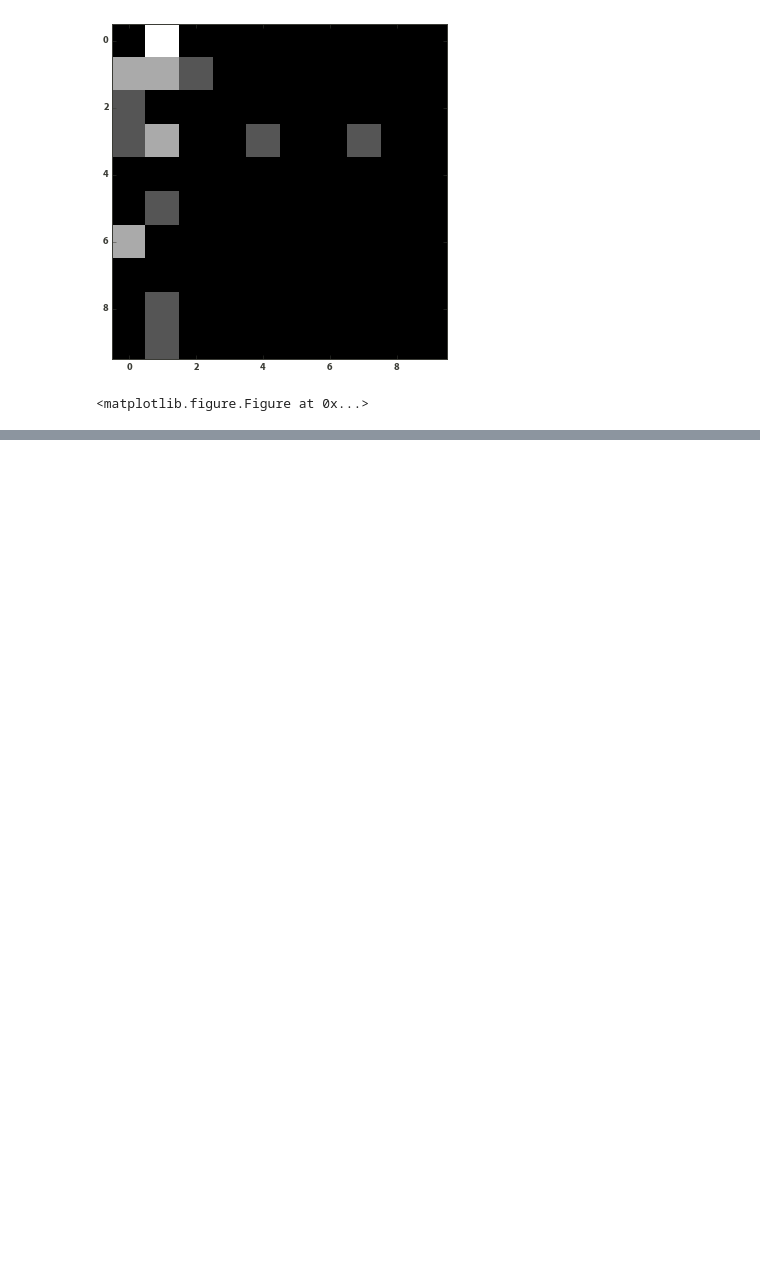
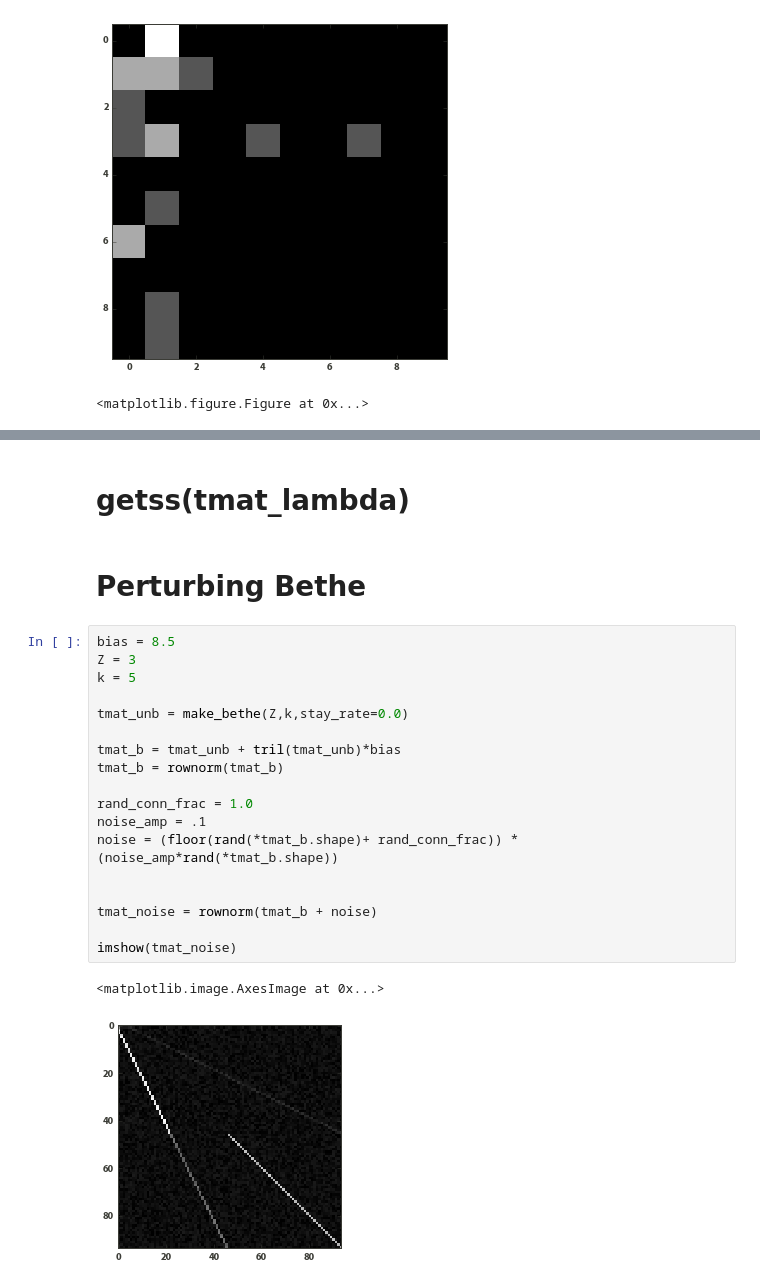
Before and after one commit to williamgilpin/netsim, a Jupyter notebook: simple_models.ipynb, the cells around one changed output, grey strips where cells are left out. Saved outputs shown, nothing was run; the diff lists cells and outputs as text; blank space fills up the shorter version.

```diff
--- a/simple_models.ipynb
+++ b/simple_models.ipynb
@@ -409,0 +358,25 @@ NameError: name 'tmat' is not defined
+# %% [markdown]
+# getss(tmat_lambda)
+# %% [markdown]
+# Perturbing Bethe
+# %%
+bias = 8.5
+Z = 3
+k = 5
+
+tmat_unb = make_bethe(Z,k,stay_rate=0.0)
+
+tmat_b = tmat_unb + tril(tmat_unb)*bias
+tmat_b = rownorm(tmat_b)
+
+rand_conn_frac = 1.0
+noise_amp = .1
+noise = (floor(rand(*tmat_b.shape)+ rand_conn_frac)) * (noise_amp*rand(*tmat_b.shape))
+
+
+tmat_noise = rownorm(tmat_b + noise)
+
+imshow(tmat_noise)
+# %% [output]
+<matplotlib.image.AxesImage at 0x...>
+[figure, added]
```
Also changed, not shown: parts of 16 cells of this notebook, 2 other files.
